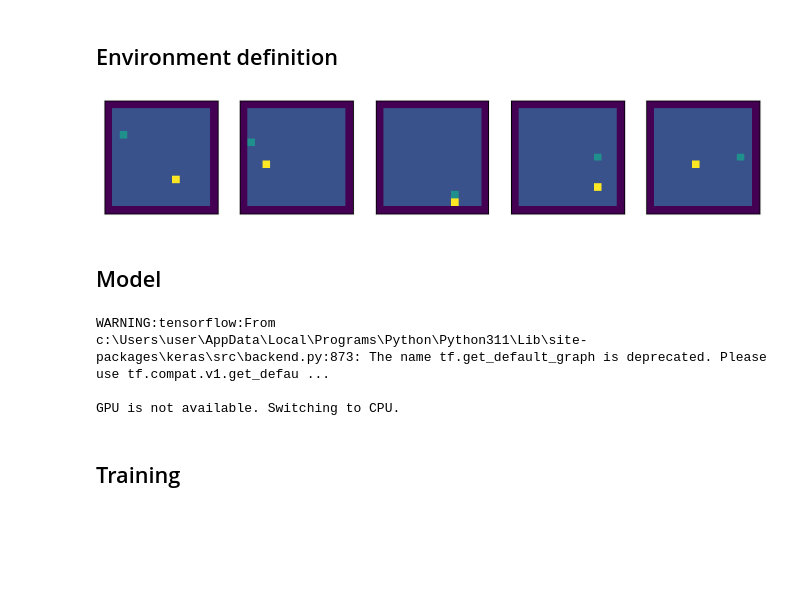
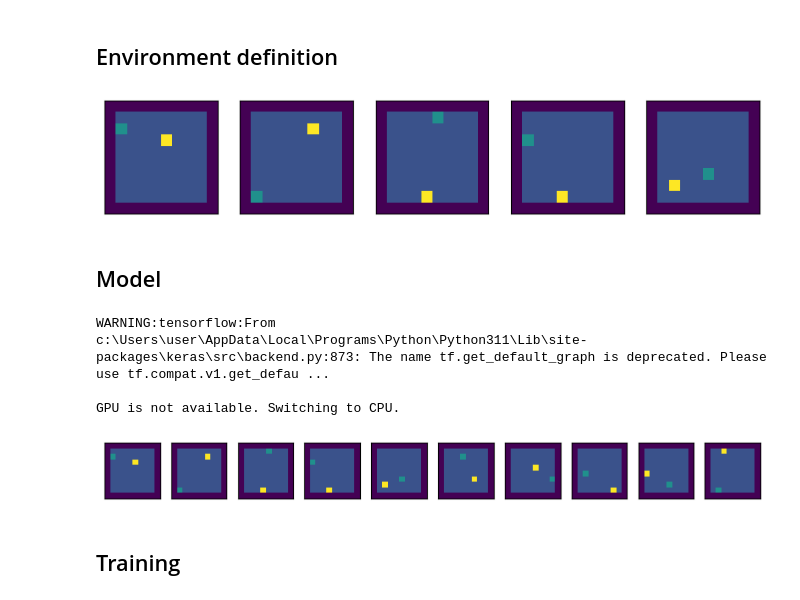
Before and after one commit to navidpourhadi/RL_Snake, a Jupyter notebook: main.ipynb, the cells around one changed output. Saved outputs shown, nothing was run; the diff lists cells and outputs as text; code cells hidden in the pictures; blank space fills up the shorter version.

```diff
--- a/main.ipynb
+++ b/main.ipynb
@@ -21,44 +21,51 @@ WARNING:tensorflow:From c:\Users\user\AppData\Local\Programs\Python\Python311\Li
 # %%
 def display_boards(env, n=5):
 
-    fig,axs=plt.subplots(1,min(len(env.boards), n), figsize=(10,3))
+    fig,axs=plt.subplots(1,min(len(env.boards), n), figsize=(10,2))
     for ax, board in zip(axs, env.boards):
         ax.get_yaxis().set_visible(False)
         ax.get_xaxis().set_visible(False)
         ax.imshow(board, origin="lower")
+
+def to_channels(state):
+    num_boards = state.shape[0]
+    board_dim = state.shape[1]
+    return np.transpose(state, (0,3,1,2)).reshape(num_boards, 4, board_dim, board_dim)
 # %%
 %matplotlib inline
 # function to standardize getting an env for the whole notebook
-def get_env(n=1000):
+def get_env(n=100, size = 15):
     # n is the number of boards that you want to simulate parallely
     # size is the size of each board, also considering the borders
     # mask for the partially observable, is the size of the local neighborhood
-    size = 15
     e = environments_fully_observable.OriginalSnakeEnvironment(n, size)
     # e = environments_partially_observable.OriginalSnakeEnvironment(n, size, 2)
     return e
-env_ = get_env()
+env_ = get_env(n=100, size=10)
 GAMMA = .9
-ITERATIONS = 1000
+ITERATIONS = 2000
 
 display_boards(env_, 5)
 # %% [output]
-[figure, old version]
+[figure, new version]
 # %% [markdown]
 ## Model
 # %%
-input_shape = env_.to_state().shape[1:]
+input_shape = to_channels(env_.to_state()).shape[1:]
 
-DQN_agent = DQN.DQNAgent(input_shape= input_shape, num_actions= 4, gamma= GAMMA, max_buffer_size= 20000)
+DQN_agent = DQN.DQNAgent(input_shape= input_shape, num_actions= 4, gamma= GAMMA)
 
 if tf.config.list_physical_devices('GPU'):
     print('GPU is available.')
 else:
     print('GPU is not available. Switching to CPU.')
+
+display_boards(env_, 10)
 # %% [output]
 WARNING:tensorflow:From c:\Users\user\AppData\Local\Programs\Python\Python311\Lib\site-packages\keras\src\backend.py:873: The name tf.get_default_graph is deprecated. Please use tf.compat.v1.get_defau ...
 
 GPU is not available. Switching to CPU.
+[figure, added]
 # %% [markdown]
 ## Training
 # %%
```
Also changed, not shown: parts of 4 cells of this notebook, 1 other file.
